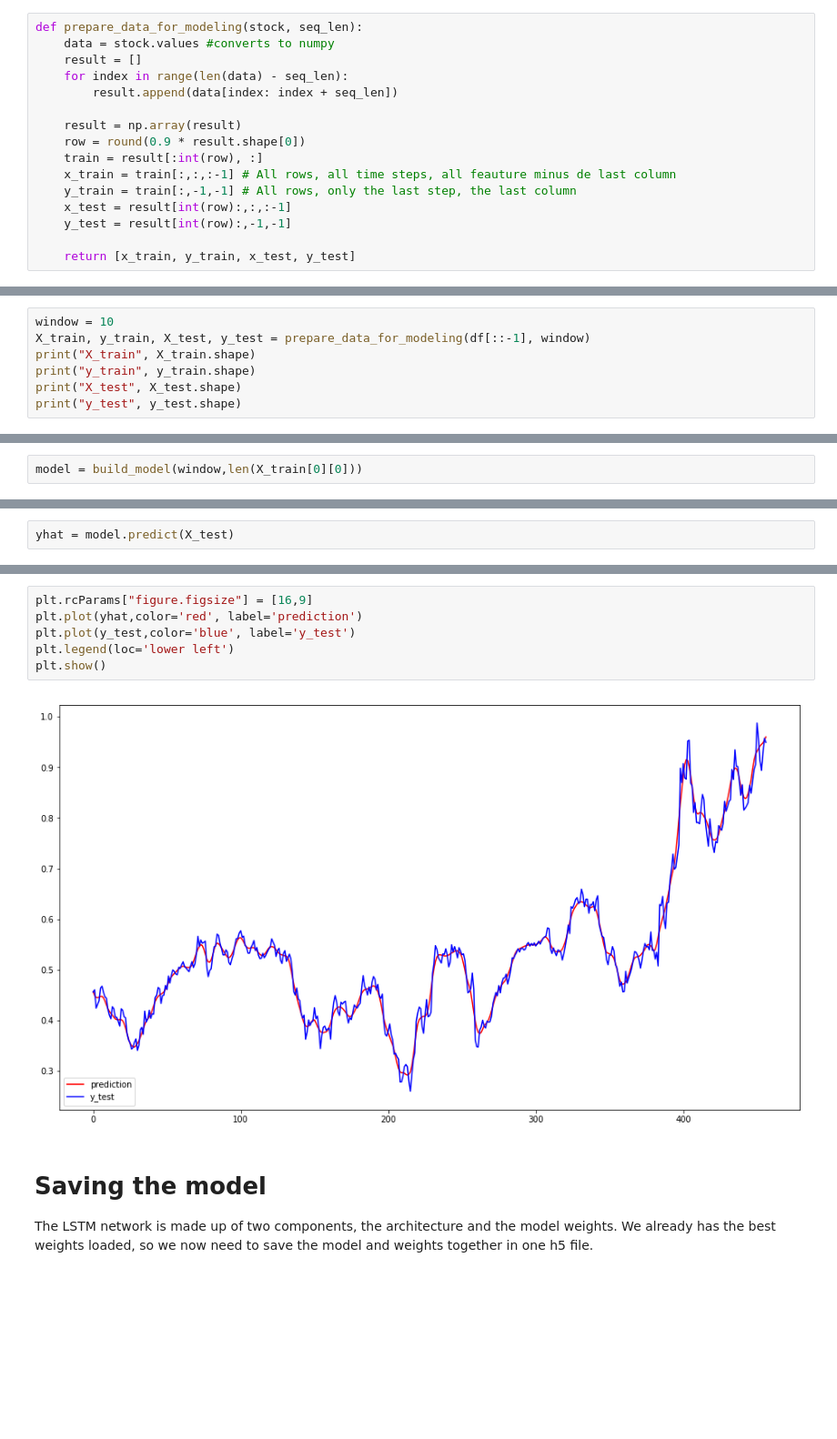
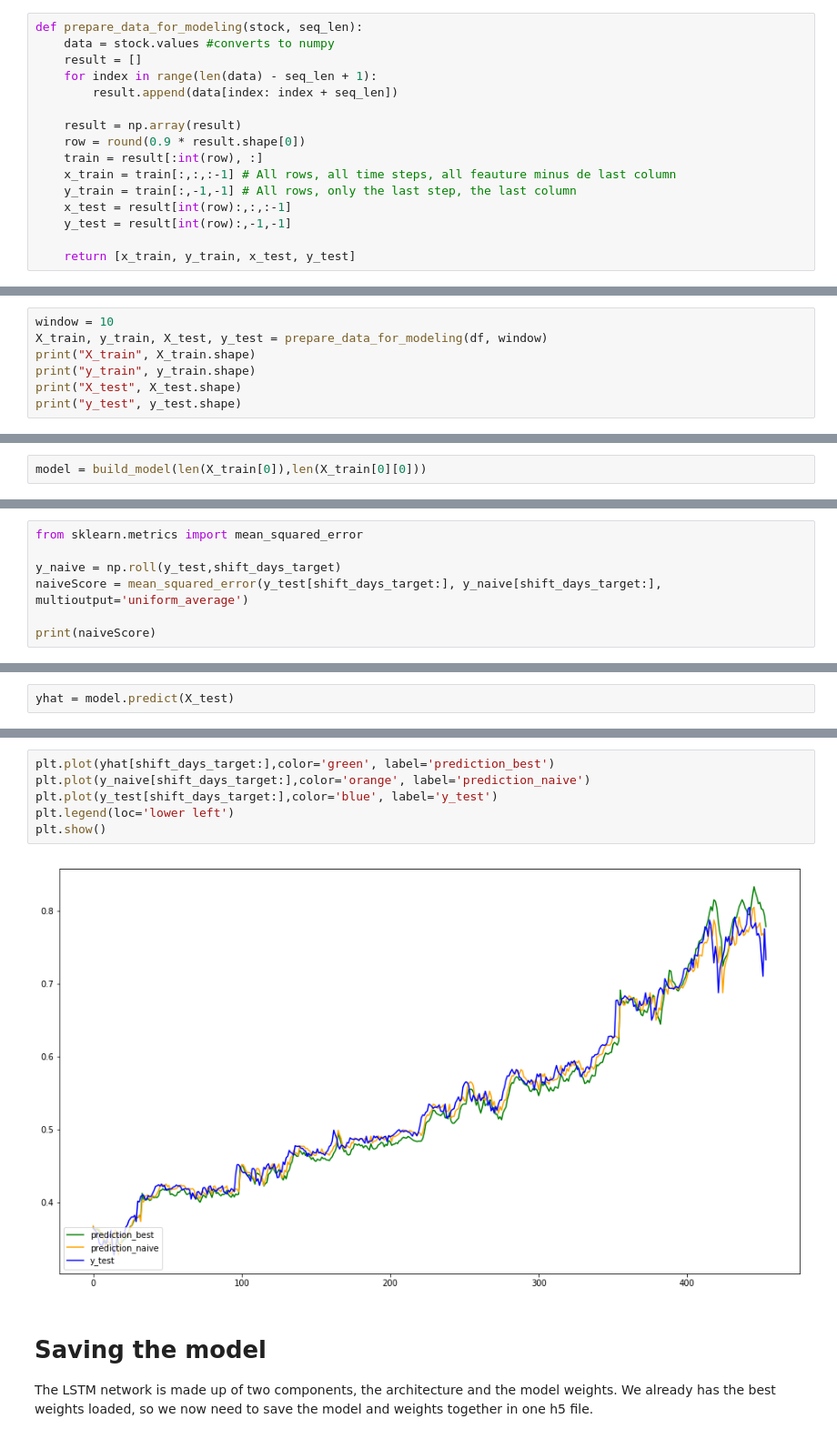
Before and after one commit to pablomarin/Meetups-Data-AI-DFW, a Jupyter notebook: Meetup10-Lab-stockdemo.ipynb, the cells around one changed output, grey strips where cells are left out. Shown at 91% size. Cells and saved outputs as stored; diff of their text form; blank space fills up the shorter version.

```diff
--- a/Meetup10-Lab-stockdemo.ipynb
+++ b/Meetup10-Lab-stockdemo.ipynb
@@ -172,7 +180,7 @@ df.head(16)
 def prepare_data_for_modeling(stock, seq_len):
     data = stock.values #converts to numpy
     result = []
-    for index in range(len(data) - seq_len):
+    for index in range(len(data) - seq_len + 1):
         result.append(data[index: index + seq_len])
 
     result = np.array(result)
@@ -200,7 +208,7 @@ def build_model(moving_window, num_features):
 # Run the model
 # %%
 window = 10
-X_train, y_train, X_test, y_test = prepare_data_for_modeling(df[::-1], window)
+X_train, y_train, X_test, y_test = prepare_data_for_modeling(df, window)
 print("X_train", X_train.shape)
 print("y_train", y_train.shape)
 print("X_test", X_test.shape)
@@ -211,7 +219,7 @@ y_train (4116,)
 X_test (457, 10, 5)
 y_test (457,)
 # %%
-model = build_model(window,len(X_train[0][0]))
+model = build_model(len(X_train[0]),len(X_train[0][0]))
 # %%
 # Verify the architecture
 print(model.summary())
@@ -261,0 +271,7 @@ Wall time: 4min 55s
+# %%
+from sklearn.metrics import mean_squared_error
+
+y_naive = np.roll(y_test,shift_days_target)
+naiveScore = mean_squared_error(y_test[shift_days_target:], y_naive[shift_days_target:], multioutput='uniform_average')
+
+print(naiveScore)
@@ -296,13 +314,13 @@ IPython.OutputArea.prototype._should_scroll = function(lines) {
 # %% [output]
 [interactive output not drawn]
 # %%
-plt.rcParams["figure.figsize"] = [16,9]
-plt.plot(yhat,color='red', label='prediction')
-plt.plot(y_test,color='blue', label='y_test')
+plt.plot(yhat[shift_days_target:],color='green', label='prediction_best')
+plt.plot(y_naive[shift_days_target:],color='orange', label='prediction_naive')
+plt.plot(y_test[shift_days_target:],color='blue', label='y_test')
 plt.legend(loc='lower left')
 plt.show()
 # %% [output]
-[figure, old version]
+[figure, new version]
 # %% [markdown]
 # Saving the model
 The LSTM network is made up of two components, the architecture and the model weights. We already has the best weights loaded, so we now need to save the model and weights together in one h5 file.
```
Also changed, not shown: parts of 22 cells of this notebook, 17 other files.
